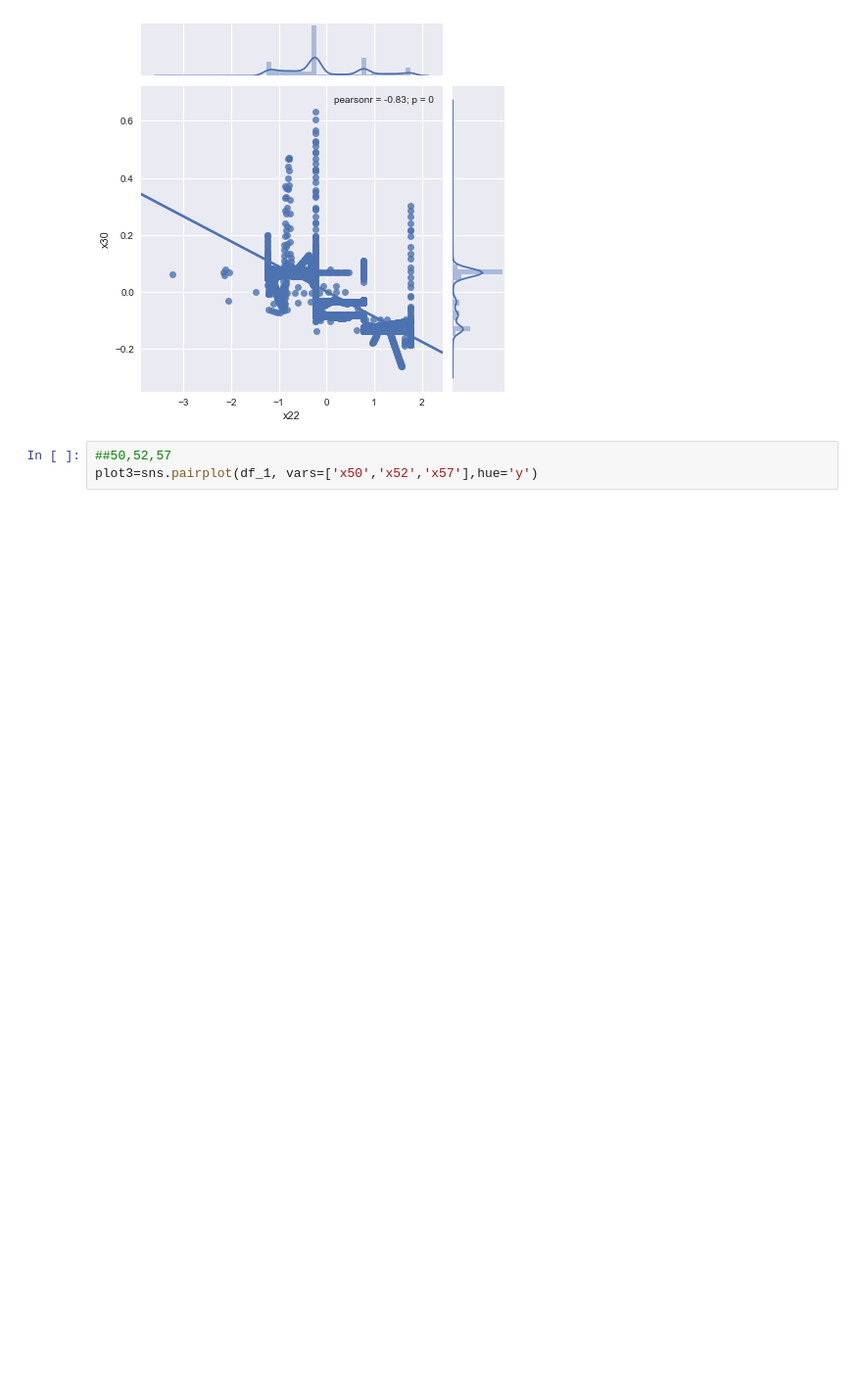
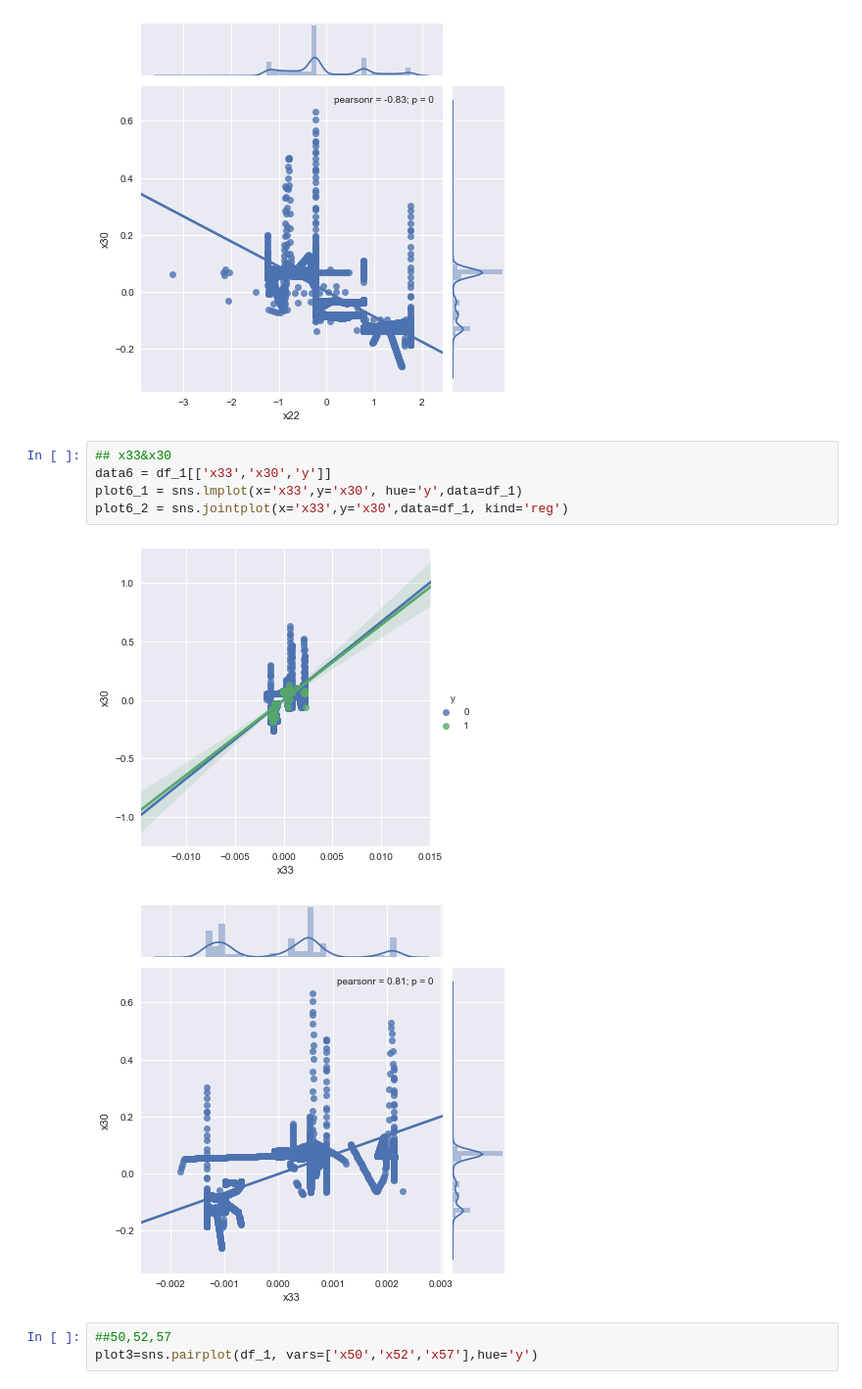
Before and after one commit to cenyuqiao/classification, a Jupyter notebook: Project.ipynb, the cells around one changed output. Shown at 98% size. Drawn from its saved outputs; the diff is of its cells as text; blank space fills up the shorter version.

```diff
--- a/Project.ipynb
+++ b/Project.ipynb
@@ -125,6 +126,14 @@ plot5_2 = sns.jointplot(x='x22',y='x30',data=df_1, kind='reg')
 # %% [output]
 [figure]
 [figure]
+# %%
+## x33&x30
+data6 = df_1[['x33','x30','y']]
+plot6_1 = sns.lmplot(x='x33',y='x30', hue='y',data=df_1)
+plot6_2 = sns.jointplot(x='x33',y='x30',data=df_1, kind='reg')
+# %% [output]
+[figure, added]
+[figure, added]
 # %%
 ##50,52,57
 plot3=sns.pairplot(df_1, vars=['x50','x52','x57'],hue='y')
```
Also changed, not shown: parts of 12 cells of this notebook.
